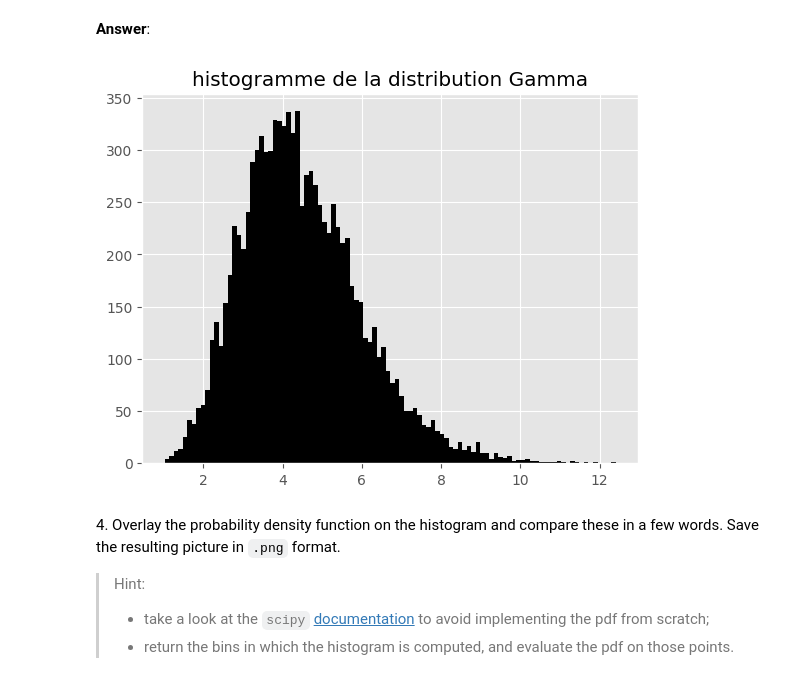
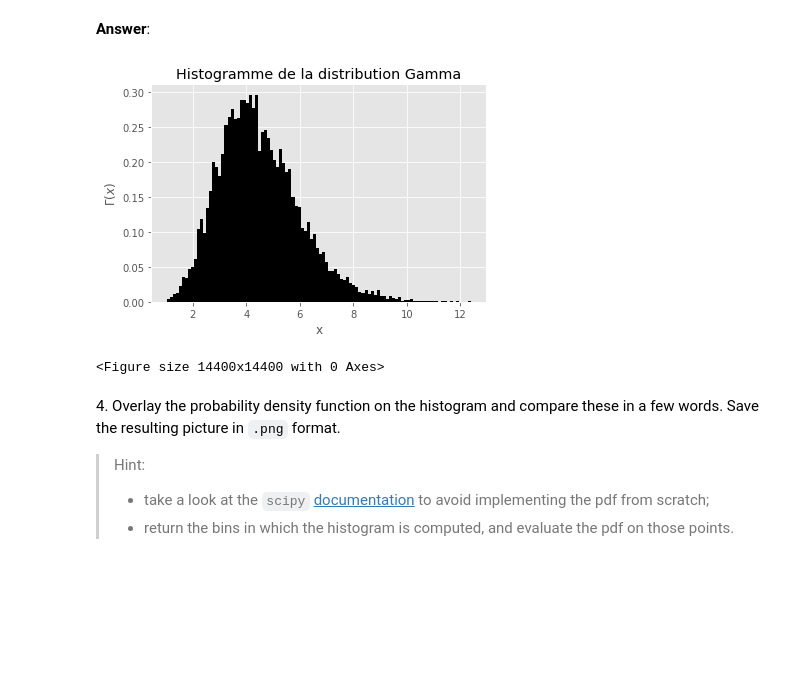
Before and after one commit to VictorCilleros/python_sdia_All, a Jupyter notebook: Labs/Lab2/lab2.ipynb, the cells around one changed output. Saved outputs shown, nothing was run; the diff lists cells and outputs as text; code cells hidden in the pictures; blank space fills up the shorter version.

```diff
--- a/Labs/Lab2/lab2.ipynb
+++ b/Labs/Lab2/lab2.ipynb
@@ -67,13 +67,17 @@ np.save("samples.npy",Gamma_list)
 # %%
 # your code
 import matplotlib.pyplot as plt
 plt.figure()
 plt.style.use("ggplot")
-plt.title("histogramme de la distribution Gamma")
-plt.hist(Gamma_list,bins=100,color='black')
+plt.title("Histogramme de la distribution Gamma")
+plt.xlabel("x")
+plt.ylabel("$\Gamma(x)$")
+plt.hist(Gamma_list,bins=100,color='black',density=True)
+plt.figure(figsize=(200,200))
 plt.show()
 # %% [output]
-[figure, old version]
+[figure, new version]
+<Figure size 14400x14400 with 0 Axes>
 # %% [markdown]
 4\. Overlay the probability density function on the histogram and compare these in a few words. Save the resulting picture in `.png` format.
 > Hint:
```
Also changed, not shown: parts of 5 cells of this notebook, 1 other file.
